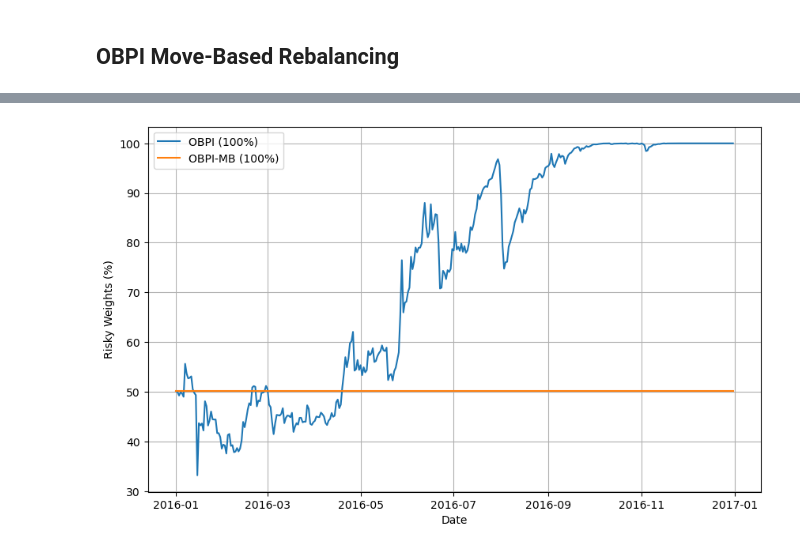
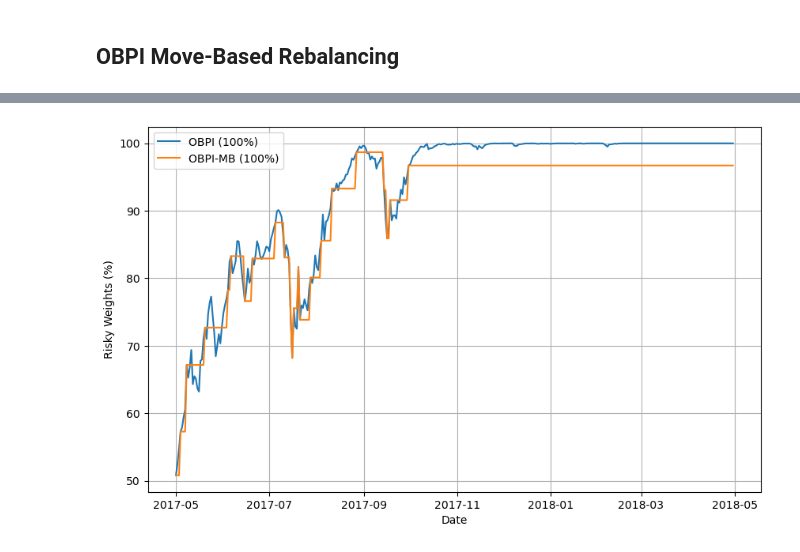
Before and after one commit to ugoescato/Applied-Master-Project, a Jupyter notebook: historical_analysis_daily.ipynb, the cells around one changed output, grey strips where cells are left out. Cells and saved outputs as stored; diff of their text form; code cells hidden in the pictures.

```diff
--- a/historical_analysis_daily.ipynb
+++ b/historical_analysis_daily.ipynb
@@ -90,6 +90,6 @@ floor_fractions = [0.5, 0.6, 0.7, 0.8, 0.9, 1]  # Array of floor fractions
 # %%
-start_date = '2021-11'
-end_date = '2022-10'
+start_date = '2017-05'
+end_date = '2018-04'
 
 btc_array = np.array(btc_daily.loc[start_date:end_date])
 t_bill_array = np.array(t_bill_daily.loc[start_date:end_date])
@@ -1044,16 +937,16 @@ plt.show()
 # %%
 def obpi_strategy_move_based_rebalancing(risky_asset, riskless_rate, floor_fractions, initial_portfolio_value, time_to_maturity, sigma, delta_moves):
     """
-    Implements the OBPI (Option-Based Portfolio Insurance) strategy with move-based rebalancing for multiple floor fractions.
+    Implements the OBPI strategy with move-based rebalancing for multiple floor fractions.
 
     Parameters:
-        risky_asset (array-like or pd.Series): Prices of the risky asset (e.g., BTC).
-        riskless_rate (array-like or pd.Series): Annualized risk-free rates (e.g., T-Bill rates in %), same length as risky_asset.
-        floor_fractions (list): List of floor fractions to test.
+        risky_asset (array-like or pd.Series): Prices of the risky asset.
+        riskless_rate (array-like or pd.Series): Annualized risk-free rates.
+        floor_fractions (list): List of floor fractions (strikes).
         initial_portfolio_value (float): Initial value of the portfolio.
         time_to_maturity (float): Time to maturity in years.
         sigma (float or pd.Series): Volatility of the risky asset (annualized).
-        delta_moves (array-like): Array of thresholds for rebalancing (e.g., [0.05, 0.1] for 5% and 10%).
+        delta_moves (array-like): Array of thresholds for rebalancing.
 
     Returns:
         dict: Dictionary containing DataFrames for each (floor_fraction, delta_move) combination.
@@ -1086,15 +979,14 @@ def obpi_strategy_move_based_rebalancing(risky_asset, riskless_rate, floor_fract
         raise ValueError("The lengths of risky_asset and sigma must be the same.")
 
     results = {}
-    dt = 1 / 365  # Daily time step
+    dt = 1 / 365
 
-    # Placeholder for dates (adjust based on your data source)
-    dates = btc_daily.loc[start_date:end_date].index  # Adjust as per data
+    dates = btc_daily.loc[start_date:end_date].index
 
     for floor_fraction in floor_fractions:
         for delta_move in delta_moves:
 
-            # Calculate initial put option price and delta
+            # Initialization
             put_price, put_delta = black_scholes_put(risky_asset[0], risky_asset[0] * floor_fraction, time_to_maturity, riskless_rate[0] / 100, sigma[0])
 
             # Calculate initial weights based on OBPI formula
@@ -1109,7 +1001,6 @@ def obpi_strategy_move_based_rebalancing(risky_asset, riskless_rate, floor_fract
             put_prices = [put_price]
             put_deltas = [put_delta]
 
-            # Loop over each time step
             for i in range(1, len(risky_asset)):
                 # Update remaining time to maturity
                 remaining_ttm = time_to_maturity - i * dt
@@ -1131,8 +1022,8 @@ def obpi_strategy_move_based_rebalancing(risky_asset, riskless_rate, floor_fract
                 new_target_riskless_w = 1 - new_target_risky_w
 
                 # Check if rebalancing is needed based on delta_move threshold
-                if abs(risky_w - new_target_risky_w) > delta_move:
-                    # Update weights only when threshold is exceeded
+                if abs(risky_w - new_target_risky_w) >= delta_move:
+                    # Update weights only when threshold is exceeded or reached
                     risky_w = new_target_risky_w
                     riskless_w = new_target_riskless_w
 
@@ -1152,7 +1043,7 @@ def obpi_strategy_move_based_rebalancing(risky_asset, riskless_rate, floor_fract
                 'Put Delta': put_deltas
             }, index=dates)
 
-            # Store in results dictionary with floor_fraction and delta_move as key
+            # Store in results dictionary
             results[(floor_fraction, delta_move)] = obpi_df
 
     return results
@@ -1204,22 +1093,20 @@ plt.show()
 # %%
-threshold = 0.5
+threshold = 0.05
 
 plt.figure(figsize=(10, 6))
 
-# Plot OBPI results
+# OBPI
 plt.plot(obpi_results[1]['Risky Weights']*100, label='OBPI (100%)')
 
-# Plot OBPI-MB results
+# OBPI Move based rebalancing
 plt.plot(obpi_results_move_based_rebalancing[(1, threshold)]['Risky Weights']*100, label='OBPI-MB (100%)')
 
-# Add title and labels
-#plt.title('Comparison of Basket Value, CPPI, and 60/40 Portfolio')
 plt.xlabel('Date')
 plt.ylabel('Risky Weights (%)')
 plt.legend()
 plt.grid(True)
 plt.show()
 # %% [output]
-[figure, old version]
+[figure, new version]
 # %%
 for threshold in [0.01, 0.025, 0.05, 0.1, 0.25]:
```
Also changed, not shown: parts of 41 cells of this notebook, 1 other file.
